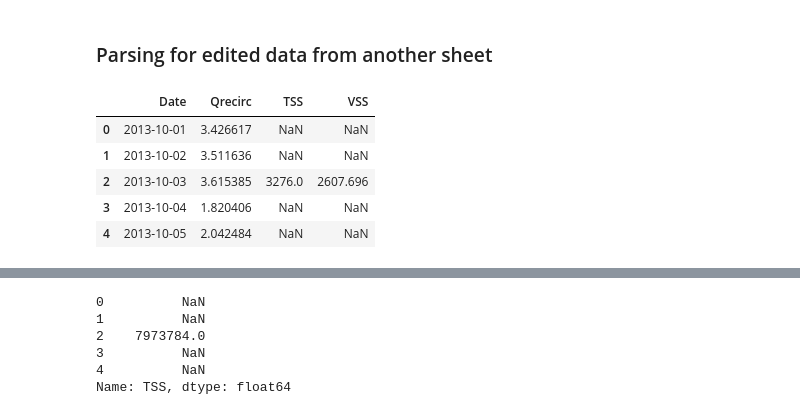
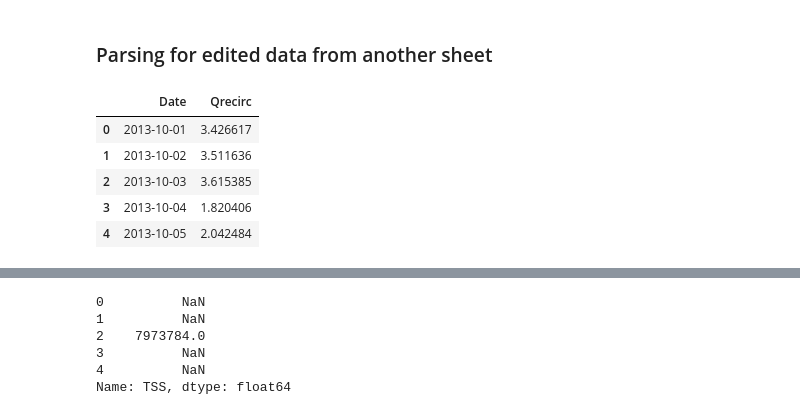
Before and after one commit to JoneBakkevig/intern_ugent, a Jupyter notebook: excelparse.ipynb, the cells around one changed output, grey strips where cells are left out. Drawn from its saved outputs; the diff is of its cells as text; code cells hidden in the pictures.

```diff
--- a/excelparse.ipynb
+++ b/excelparse.ipynb
@@ -435,16 +436,16 @@ dtype: float64
 # %%
 # Parsing parameters
 footer = 1
-columns = [0, 3, 4, 8] # 0=Date, 3=Recycling factor, 4=MLSS, 8=MLVSS
+columns = [0, 3] # 0=Date, 3=Recycling factor, 4=MLSS, 8=MLVSS
 sheetnumber = 3
 
 # Dataframe
 dfml = fileToDframe(filename, footer, columns, sheetnumber)
 dfml.head()
 # %% [output]
-|  | Date | Qrecirc | TSS | VSS |
-| 0 | 2013-10-01 | 3.426617 | NaN | NaN |
-| 1 | 2013-10-02 | 3.511636 | NaN | NaN |
-| 2 | 2013-10-03 | 3.615385 | 3276.0 | 2607.696 |
-| 3 | 2013-10-04 | 1.820406 | NaN | NaN |
-| 4 | 2013-10-05 | 2.042484 | NaN | NaN |
+|  | Date | Qrecirc |
+| 0 | 2013-10-01 | 3.426617 |
+| 1 | 2013-10-02 | 3.511636 |
+| 2 | 2013-10-03 | 3.615385 |
+| 3 | 2013-10-04 | 1.820406 |
+| 4 | 2013-10-05 | 2.042484 |
```
Also changed, not shown: parts of 4 cells of this notebook, 4 other files.
